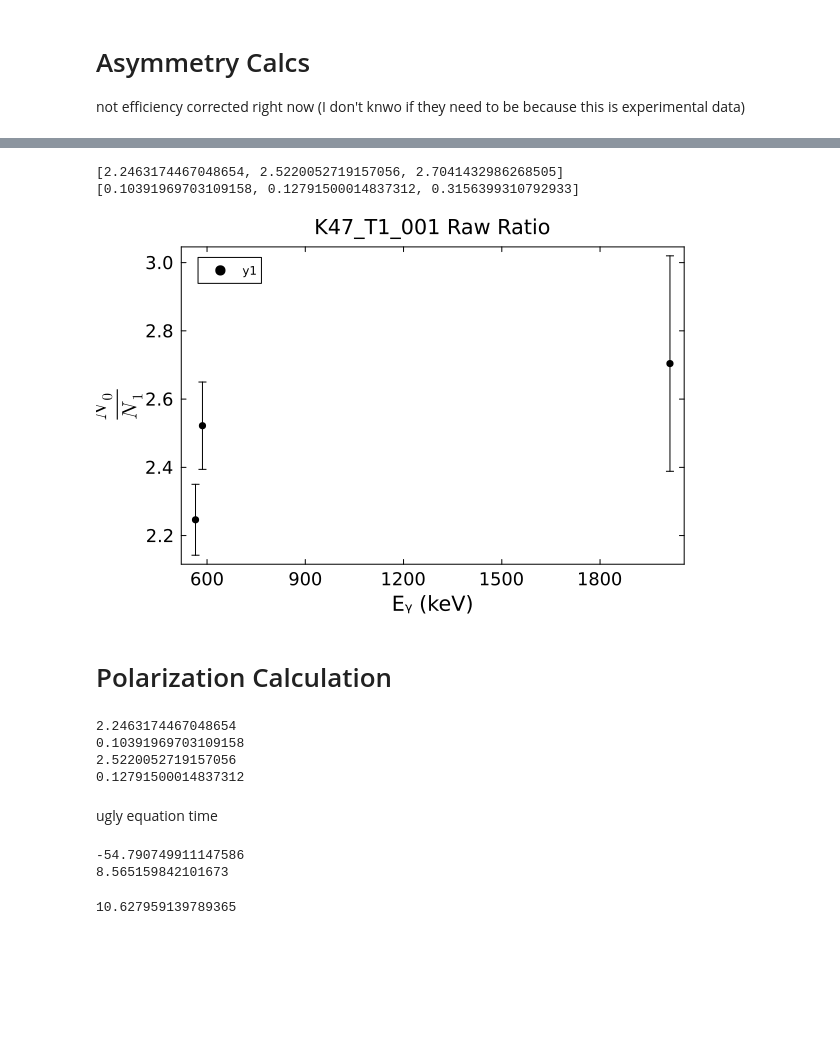
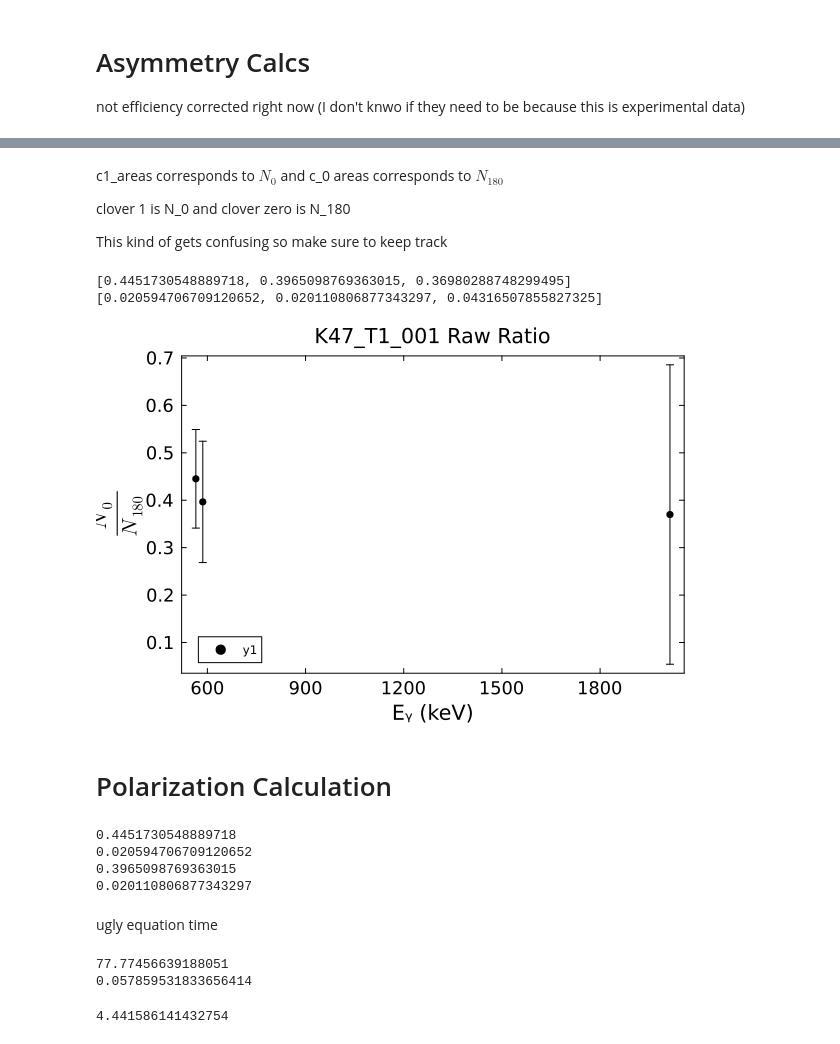
Before and after one commit to mmadurga/VITO-ENiGMA, a Jupyter notebook: polarization_calc/rough_calc.ipynb, the cells around one changed output, grey strips where cells are left out. Cells and saved outputs as stored; diff of their text form; code cells hidden in the pictures; blank space fills up the shorter version.

```diff
--- a/polarization_calc/rough_calc.ipynb
+++ b/polarization_calc/rough_calc.ipynb
@@ -164,8 +164,8 @@ c0_areas = [c0_p1[3],
             c0_p2[3],
             c0_p3[3]]
 
-# c0_σareas = [c0_s1[3],
-             # c0_s2[3],
-             # c0_s3[3]]
+c0_σareas = [c0_s1[3],
+             c0_s2[3],
+             c0_s3[3]]
 # %% [output]
 3-element Vector{Float64}:
@@ -265,8 +265,8 @@ c1_areas = [c1_p1[3],
             c1_p2[3],
             c1_p3[3]]
 
-#c1_σareas = [c1_s1[3],
- #            c1_s2[3],
-  #           c1_s3[3]]
+c1_σareas = [c1_s1[3],
+            c1_s2[3],
+           c1_s3[3]]
 # %% [output]
 3-element Vector{Float64}:
@@ -279,20 +303,26 @@ not efficiency corrected right now (I don't knwo if they need to be because this
+# %% [markdown]
+c1_areas corresponds to $N_0$ and c_0 areas corresponds to $N_{180}$
+
+clover 1 is N_0 and clover zero is N_180
+
+This kind of gets confusing so make sure to keep track
 # %%
-ratio = c0_areas ./ c1_areas
+ratio = c1_areas ./ c0_areas
 println(ratio)
 
-err_rat = (((c0_σareas .^ 2) .* ((1 ./ c1_areas) .^ 2)) .+ ((c1_σareas .^ 2) .* ((-c0_areas ./ (c1_areas .^2)) .^ 2))) .^ (0.5)
+err_rat = (((c1_σareas .^ 2) .* ((1 ./ c0_areas) .^ 2)) .+ ((c0_σareas .^ 2) .* ((-c1_areas ./ (c0_areas .^2)) .^ 2))) .^ (0.5)
 println(err_rat)
 # %% [output]
-[2.2463174467048654, 2.5220052719157056, 2.7041432986268505]
-[0.10391969703109158, 0.12791500014837312, 0.3156399310792933]
+[0.4451730548889718, 0.3965098769363015, 0.36980288748299495]
+[0.020594706709120652, 0.020110806877343297, 0.04316507855827325]
 # %%
 q = scatter(kliterature, ratio, yerr=err_rat,
     xlabel = "Eᵧ (keV)",
-    ylabel = L"\frac{N_0}{N_1}",
+    ylabel = L"\frac{N_0}{N_{180}}",
     title = "K47_T1_001 Raw Ratio"
 )
 # %% [output]
-[figure, old version]
+[figure, new version]
 # %% [markdown]
 # Polarization Calculation
 # %%
@@ -306,23 +336,23 @@ println(N_586)
 N_σ586 = err_rat[2]
 println(N_σ586)
 # %% [output]
-2.2463174467048654
-0.10391969703109158
-2.5220052719157056
-0.12791500014837312
+0.4451730548889718
+0.020594706709120652
+0.3965098769363015
+0.020110806877343297
 # %% [markdown]
 ugly equation time
 # %%
-P_plus = ((11 .* N_565) .+ (11 .+ N_586) .+ (((49 .* (N_565 .^ 2)) .+ (386 .* N_565 .* N_586) .+ (49 .* (N_586 .^ 2))) .^ (0.5))) ./ (6 .* (N_565 .- N_586))
+P_plus = ((9 .* (N_565 .+ N_586)) .+ (3 .* (((N_565 .^ 2) .+ (34 .* N_565 .* N_586) .+ (N_586 .^ 2)) .^ 0.5))) ./ (4 .* (N_565 .- N_586))
 println(P_plus)
 
-P_plus = ((11 .* N_565) .+ (11 .+ N_586) .- (((49 .* (N_565 .^ 2)) .+ (386 .* N_565 .* N_586) .+ (49 .* (N_586 .^ 2))) .^ (0.5))) ./ (6 .* (N_565 .- N_586))
+P_plus = ((9 .* (N_565 .+ N_586)) .- (3 .* (((N_565 .^ 2) .+ (34 .* N_565 .* N_586) .+ (N_586 .^ 2)) .^ 0.5))) ./ (4 .* (N_565 .- N_586))
 println(P_plus)
 
 err_P =  P_plus .* (((N_σ565 .^2) ./ N_565) .+ ((N_σ586 .^2) ./ N_586)) .^ 0.5
 
 Percent = (err_P ./ P_plus) .* 100
 # %% [output]
--54.790749911147586
-8.565159842101673
+77.77456639188051
+0.057859531833656414
-10.627959139789365
+4.441586141432754
```
Also changed, not shown: parts of 4 cells of this notebook.
